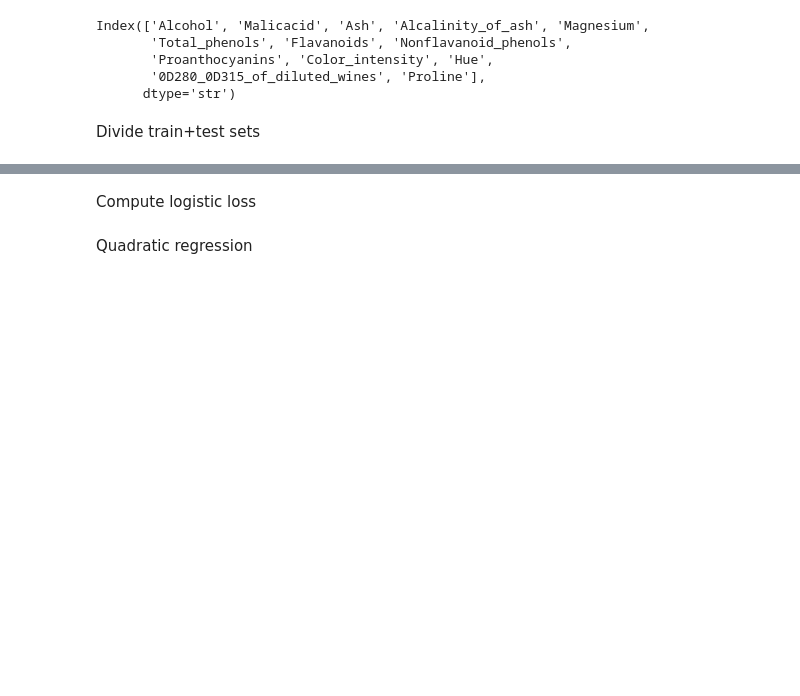
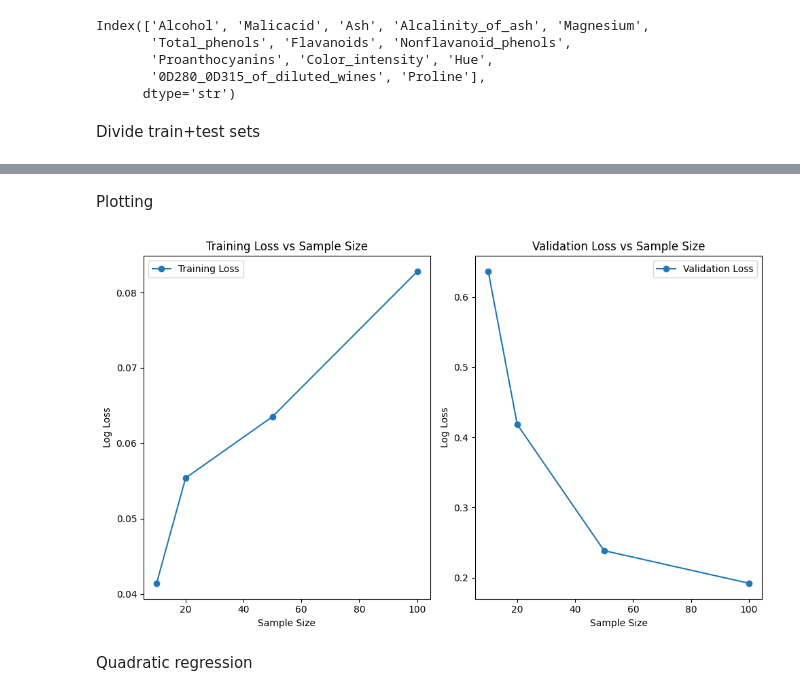
Before and after one commit to shuteva/IML-prog, a Jupyter notebook: lab1_BeatrizMia.ipynb, the cells around one changed output, grey strips where cells are left out. Saved outputs shown, nothing was run; the diff lists cells and outputs as text; code cells hidden in the pictures; blank space fills up the shorter version.

```diff
--- a/lab1_BeatrizMia.ipynb
+++ b/lab1_BeatrizMia.ipynb
@@ -87,4 +87,5 @@ Index(['Alcohol', 'Malicacid', 'Ash', 'Alcalinity_of_ash', 'Magnesium',
 Divide train+test sets
 # %%
 from sklearn.model_selection import train_test_split
-X_train1,X_test1,Y_train1,Y_test1 = train_test_split(X,y, test_size=0.2, random_state=2)
+
+X_train, X_test, y_train, y_test = train_test_split(X, y, test_size=0.2, random_state=0)
@@ -123,0 +96,23 @@ lr_pred= model.predict(X_test)
+# %%
+from sklearn.metrics import log_loss
+
+sizes=[10, 20, 50, 100]
+repeats=15
+train_losses, val_losses = [], []
+
+
+for s in sizes:
+    tr, va = [], []
+    for r in range(repeats):
+        X_sample, _, y_sample, _ = train_test_split(
+            X_train, y_train, train_size=s, random_state=r, stratify=y_train
+        )
+
+        model.fit(X_sample, y_sample)
+
+        val_loss = model.predict_proba(X_test)
+        tr.append(log_loss(y_sample, model.predict_proba(X_sample)))
+        va.append(log_loss(y_test, val_loss))
+
+    train_losses.append(np.mean(tr))
+    val_losses.append(np.mean(va))
@@ -124,4 +137,23 @@ lr_pred= model.predict(X_test)
 # %% [markdown]
-Compute logistic loss
+Plotting
+# %%
+fig, (ax1, ax2) = plt.subplots(1,2, figsize=(10, 6))
+
+ax1.plot(sizes, train_losses, label='Training Loss', marker='o')
+ax1.set_xlabel('Sample Size')
+ax1.set_ylabel('Log Loss')
+ax1.set_title('Training Loss vs Sample Size')
+ax1.legend()
+
+ax2.plot(sizes, val_losses, label='Validation Loss', marker='o')
+ax2.set_xlabel('Sample Size')
+ax2.set_ylabel('Log Loss')
+ax2.set_title('Validation Loss vs Sample Size')
+ax2.legend()
+
+plt.tight_layout()
+plt.show()
+# %% [output]
+[figure, added]
 # %% [markdown]
 Quadratic regression
```
Also changed, not shown: parts of 7 cells of this notebook.
